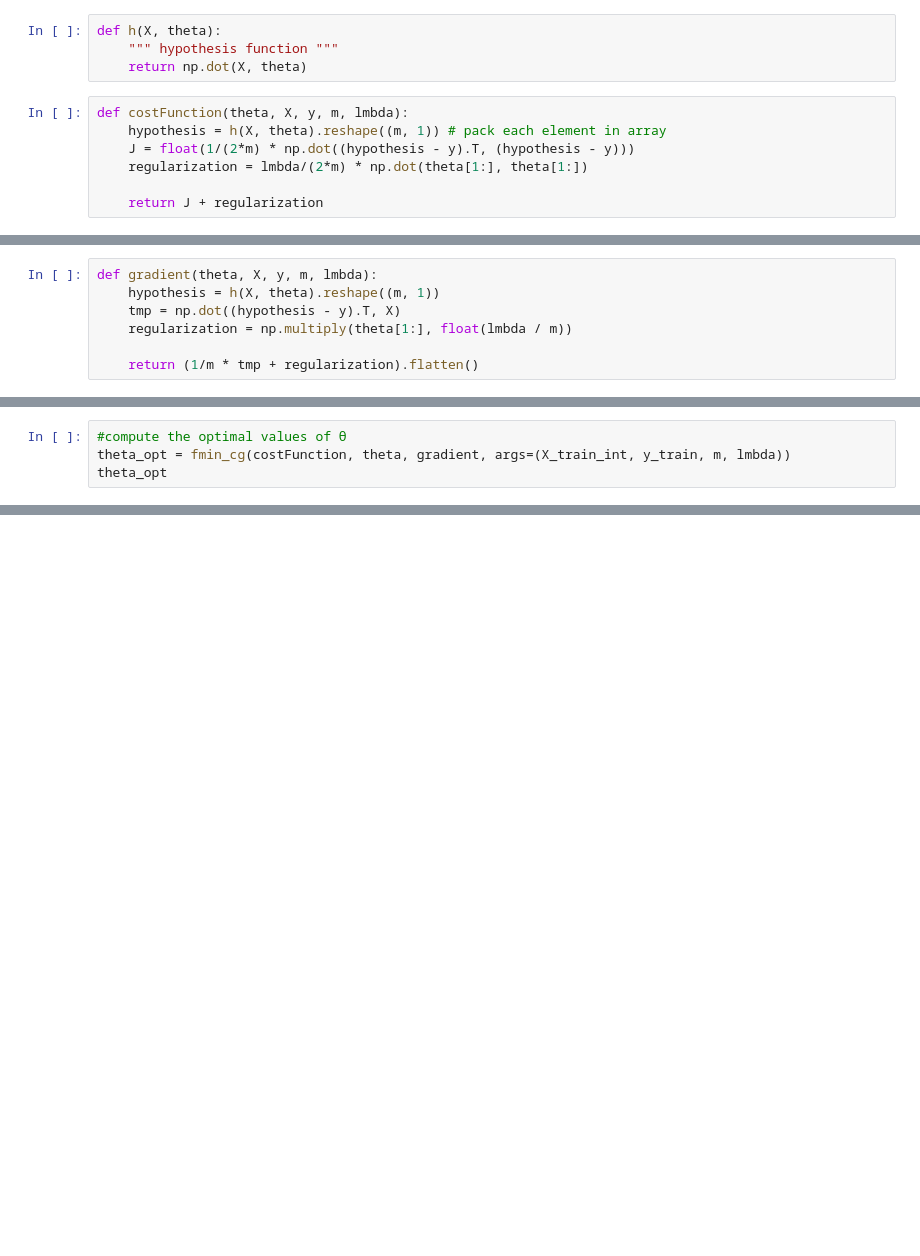
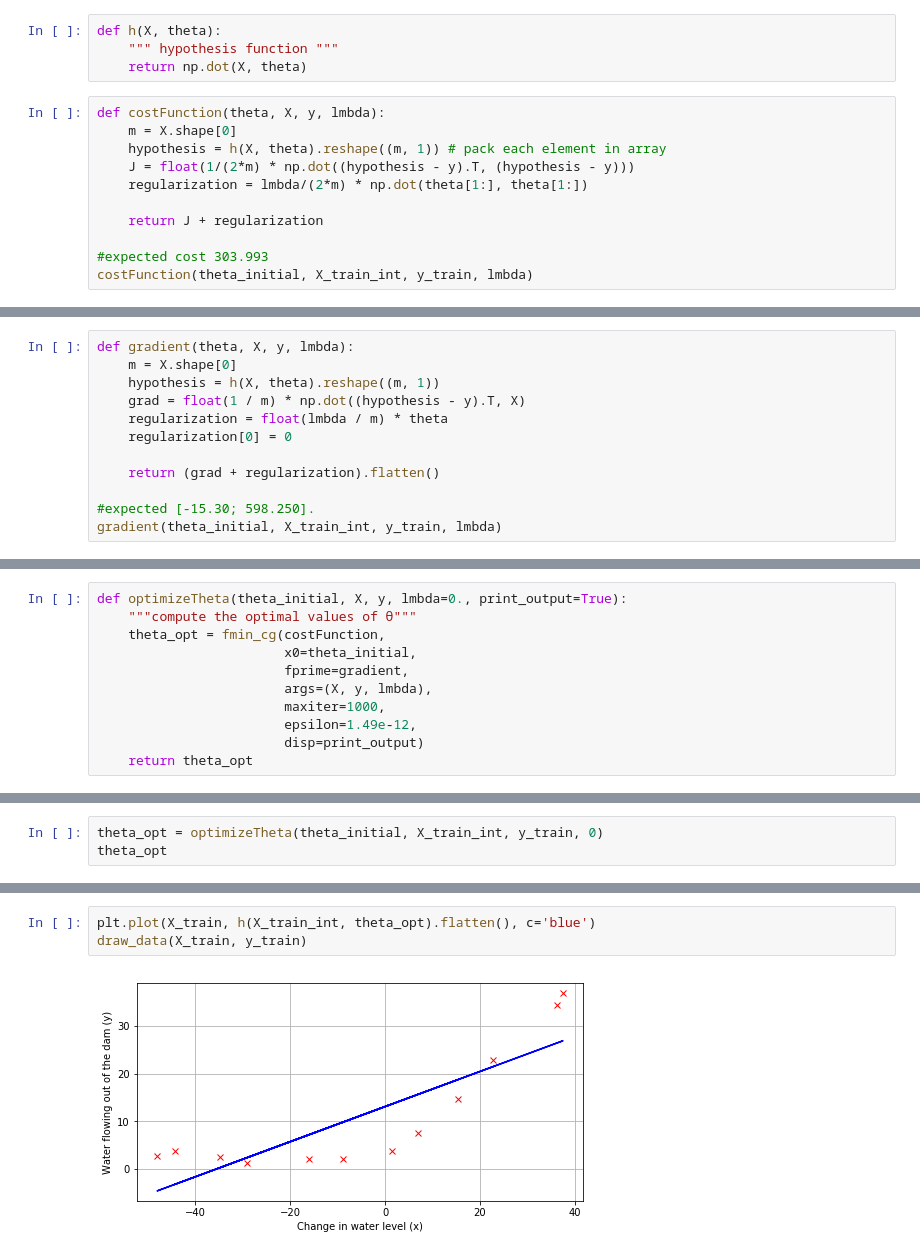
Before and after one commit to BartlomiejSkwira/coursera_machine-learning, a Jupyter notebook: machine-learning-ex5/ex5.ipynb, the cells around one changed output, grey strips where cells are left out. Saved outputs shown, nothing was run; the diff lists cells and outputs as text; blank space fills up the shorter version.

```diff
--- a/machine-learning-ex5/ex5.ipynb
+++ b/machine-learning-ex5/ex5.ipynb
@@ -119,9 +110,13 @@ def h(X, theta):
     """ hypothesis function """
     return np.dot(X, theta)
 # %%
-def costFunction(theta, X, y, m, lmbda):
+def costFunction(theta, X, y, lmbda):
+    m = X.shape[0]
     hypothesis = h(X, theta).reshape((m, 1)) # pack each element in array
     J = float(1/(2*m) * np.dot((hypothesis - y).T, (hypothesis - y)))
     regularization = lmbda/(2*m) * np.dot(theta[1:], theta[1:])
 
     return J + regularization
+
+#expected cost 303.993
+costFunction(theta_initial, X_train_int, y_train, lmbda)
@@ -133,7 +125,12 @@ costFunction(theta, X_train_int, y_train, m, lmbda)
 # %%
-def gradient(theta, X, y, m, lmbda):
+def gradient(theta, X, y, lmbda):
+    m = X.shape[0]
     hypothesis = h(X, theta).reshape((m, 1))
-    tmp = np.dot((hypothesis - y).T, X)
-    regularization = np.multiply(theta[1:], float(lmbda / m))
+    grad = float(1 / m) * np.dot((hypothesis - y).T, X)
+    regularization = float(lmbda / m) * theta
+    regularization[0] = 0
 
-    return (1/m * tmp + regularization).flatten()
+    return (grad + regularization).flatten()
+
+#expected [-15.30; 598.250].
+gradient(theta_initial, X_train_int, y_train, lmbda)
@@ -145,4 +139,11 @@ array([-15.21968234, 598.25074417])
 # %%
-#compute the optimal values of θ
-theta_opt = fmin_cg(costFunction, theta, gradient, args=(X_train_int, y_train, m, lmbda))
-theta_opt
+def optimizeTheta(theta_initial, X, y, lmbda=0., print_output=True):
+    """compute the optimal values of θ"""
+    theta_opt = fmin_cg(costFunction,
+                        x0=theta_initial,
+                        fprime=gradient,
+                        args=(X, y, lmbda),
+                        maxiter=1000,
+                        epsilon=1.49e-12,
+                        disp=print_output)
+    return theta_opt
@@ -163,0 +150,3 @@ draw_data(X_train, y_train)
+# %%
+theta_opt = optimizeTheta(theta_initial, X_train_int, y_train, 0)
+theta_opt
@@ -163,0 +160,5 @@ draw_data(X_train, y_train)
+# %%
+plt.plot(X_train, h(X_train_int, theta_opt).flatten(), c='blue')
+draw_data(X_train, y_train)
+# %% [output]
+[figure, added]
```
Also changed, not shown: parts of 12 cells of this notebook.
